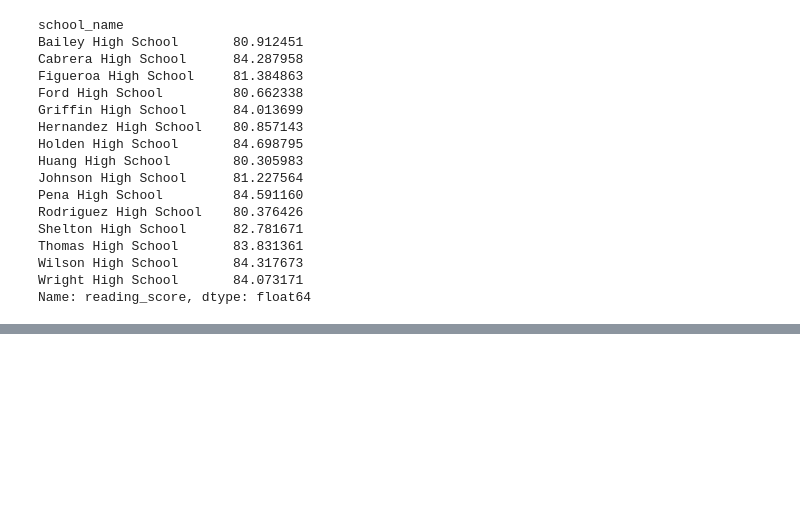
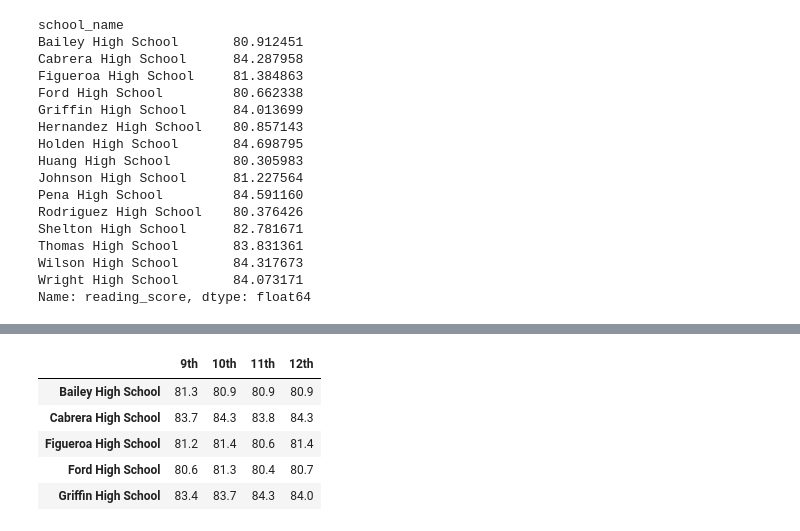
Before and after one commit to sabhafalki/Module-4-Example-School_District_Analysis, a Jupyter notebook: PyCitySchools.ipynb, the cells around one changed output, grey strips where cells are left out. Cells and saved outputs as stored; diff of their text form; code cells hidden in the pictures; blank space fills up the shorter version.

```diff
--- a/PyCitySchools.ipynb
+++ b/PyCitySchools.ipynb
@@ -1101,0 +1156,22 @@ Name: reading_score, dtype: float64
+# %%
+# Format each grade column.
+reading_scores_by_grade["9th"] = reading_scores_by_grade["9th"].map("{:,.1f}".format)
+reading_scores_by_grade["10th"] = reading_scores_by_grade["10th"].map("{:,.1f}".format)
+reading_scores_by_grade["11th"] = reading_scores_by_grade["11th"].map("{:,.1f}".format)
+reading_scores_by_grade["12th"] = reading_scores_by_grade["12th"].map("{:,.1f}".format)
+
+# Make sure the columns are in the correct order.
+reading_scores_by_grade = reading_scores_by_grade[["9th", "10th", "11th", "12th"]]
+
+# Remove the index name.
+reading_scores_by_grade.index.name = None
+
+# Display the data frame.
+reading_scores_by_grade.head()
+# %% [output]
+|  | 9th | 10th | 11th | 12th |
+| Bailey High School | 81.3 | 80.9 | 80.9 | 80.9 |
+| Cabrera High School | 83.7 | 84.3 | 83.8 | 84.3 |
+| Figueroa High School | 81.2 | 81.4 | 80.6 | 81.4 |
+| Ford High School | 80.6 | 81.3 | 80.4 | 80.7 |
+| Griffin High School | 83.4 | 83.7 | 84.3 | 84.0 |
```
Also changed, not shown: parts of 3 cells of this notebook.
